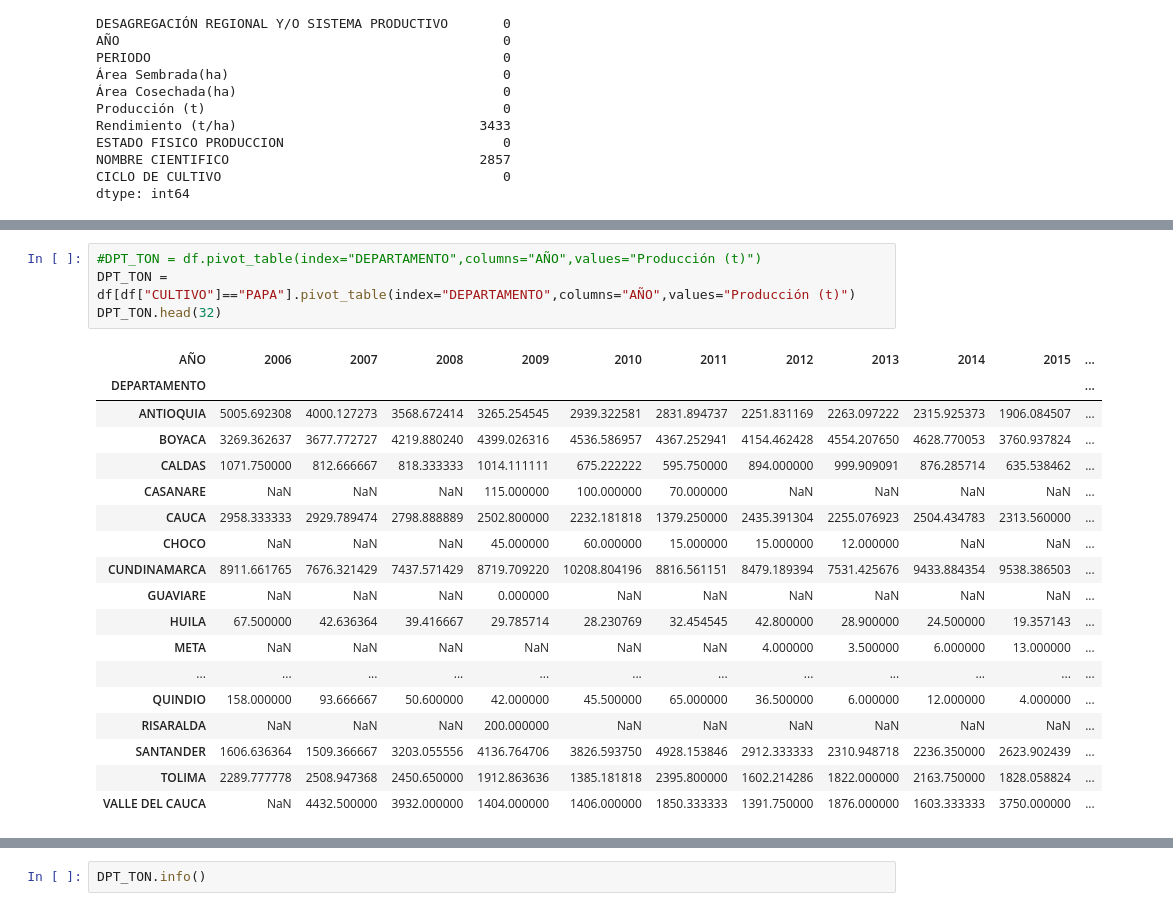
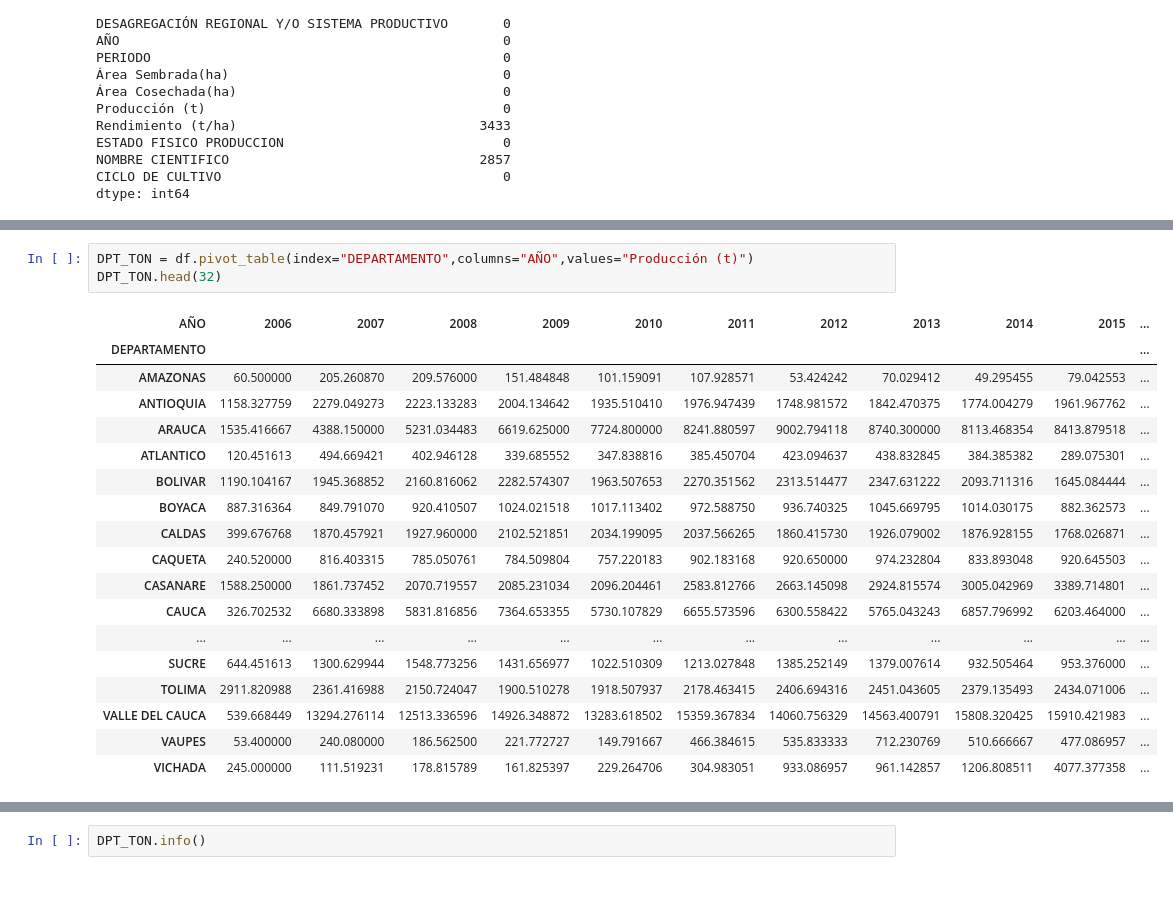
Before and after one commit to JHONJA91/ANALIS_DE_DATOS, a Jupyter notebook: daots.ipynb, the cells around one changed output, grey strips where cells are left out. Drawn from its saved outputs; the diff is of its cells as text.

```diff
--- a/daots.ipynb
+++ b/daots.ipynb
@@ -90,26 +84,25 @@ df[df["CULTIVO"]=="PAPA"].groupby("DEPARTAMENTO")["Rendimiento (t/ha)"].sum().so
 # %%
-#DPT_TON = df.pivot_table(index="DEPARTAMENTO",columns="AÑO",values="Producción (t)")
-DPT_TON = df[df["CULTIVO"]=="PAPA"].pivot_table(index="DEPARTAMENTO",columns="AÑO",values="Producción (t)")
+DPT_TON = df.pivot_table(index="DEPARTAMENTO",columns="AÑO",values="Producción (t)")
 DPT_TON.head(32)
 # %% [output]
 | AÑO | 2006 | 2007 | 2008 | 2009 | 2010 | 2011 | 2012 | 2013 | 2014 | 2015 | ... |
 | DEPARTAMENTO |  |  |  |  |  |  |  |  |  |  | ... |
-| ANTIOQUIA | 5005.692308 | 4000.127273 | 3568.672414 | 3265.254545 | 2939.322581 | 2831.894737 | 2251.831169 | 2263.097222 | 2315.925373 | 1906.084507 | ... |
-| BOYACA | 3269.362637 | 3677.772727 | 4219.880240 | 4399.026316 | 4536.586957 | 4367.252941 | 4154.462428 | 4554.207650 | 4628.770053 | 3760.937824 | ... |
-| CALDAS | 1071.750000 | 812.666667 | 818.333333 | 1014.111111 | 675.222222 | 595.750000 | 894.000000 | 999.909091 | 876.285714 | 635.538462 | ... |
-| CASANARE | NaN | NaN | NaN | 115.000000 | 100.000000 | 70.000000 | NaN | NaN | NaN | NaN | ... |
-| CAUCA | 2958.333333 | 2929.789474 | 2798.888889 | 2502.800000 | 2232.181818 | 1379.250000 | 2435.391304 | 2255.076923 | 2504.434783 | 2313.560000 | ... |
-| CHOCO | NaN | NaN | NaN | 45.000000 | 60.000000 | 15.000000 | 15.000000 | 12.000000 | NaN | NaN | ... |
-| CUNDINAMARCA | 8911.661765 | 7676.321429 | 7437.571429 | 8719.709220 | 10208.804196 | 8816.561151 | 8479.189394 | 7531.425676 | 9433.884354 | 9538.386503 | ... |
-| GUAVIARE | NaN | NaN | NaN | 0.000000 | NaN | NaN | NaN | NaN | NaN | NaN | ... |
-| HUILA | 67.500000 | 42.636364 | 39.416667 | 29.785714 | 28.230769 | 32.454545 | 42.800000 | 28.900000 | 24.500000 | 19.357143 | ... |
-| META | NaN | NaN | NaN | NaN | NaN | NaN | 4.000000 | 3.500000 | 6.000000 | 13.000000 | ... |
+| AMAZONAS | 60.500000 | 205.260870 | 209.576000 | 151.484848 | 101.159091 | 107.928571 | 53.424242 | 70.029412 | 49.295455 | 79.042553 | ... |
+| ANTIOQUIA | 1158.327759 | 2279.049273 | 2223.133283 | 2004.134642 | 1935.510410 | 1976.947439 | 1748.981572 | 1842.470375 | 1774.004279 | 1961.967762 | ... |
+| ARAUCA | 1535.416667 | 4388.150000 | 5231.034483 | 6619.625000 | 7724.800000 | 8241.880597 | 9002.794118 | 8740.300000 | 8113.468354 | 8413.879518 | ... |
+| ATLANTICO | 120.451613 | 494.669421 | 402.946128 | 339.685552 | 347.838816 | 385.450704 | 423.094637 | 438.832845 | 384.385382 | 289.075301 | ... |
+| BOLIVAR | 1190.104167 | 1945.368852 | 2160.816062 | 2282.574307 | 1963.507653 | 2270.351562 | 2313.514477 | 2347.631222 | 2093.711316 | 1645.084444 | ... |
+| BOYACA | 887.316364 | 849.791070 | 920.410507 | 1024.021518 | 1017.113402 | 972.588750 | 936.740325 | 1045.669795 | 1014.030175 | 882.362573 | ... |
+| CALDAS | 399.676768 | 1870.457921 | 1927.960000 | 2102.521851 | 2034.199095 | 2037.566265 | 1860.415730 | 1926.079002 | 1876.928155 | 1768.026871 | ... |
+| CAQUETA | 240.520000 | 816.403315 | 785.050761 | 784.509804 | 757.220183 | 902.183168 | 920.650000 | 974.232804 | 833.893048 | 920.645503 | ... |
+| CASANARE | 1588.250000 | 1861.737452 | 2070.719557 | 2085.231034 | 2096.204461 | 2583.812766 | 2663.145098 | 2924.815574 | 3005.042969 | 3389.714801 | ... |
+| CAUCA | 326.702532 | 6680.333898 | 5831.816856 | 7364.653355 | 5730.107829 | 6655.573596 | 6300.558422 | 5765.043243 | 6857.796992 | 6203.464000 | ... |
 | ... | ... | ... | ... | ... | ... | ... | ... | ... | ... | ... | ... |
-| QUINDIO | 158.000000 | 93.666667 | 50.600000 | 42.000000 | 45.500000 | 65.000000 | 36.500000 | 6.000000 | 12.000000 | 4.000000 | ... |
-| RISARALDA | NaN | NaN | NaN | 200.000000 | NaN | NaN | NaN | NaN | NaN | NaN | ... |
-| SANTANDER | 1606.636364 | 1509.366667 | 3203.055556 | 4136.764706 | 3826.593750 | 4928.153846 | 2912.333333 | 2310.948718 | 2236.350000 | 2623.902439 | ... |
-| TOLIMA | 2289.777778 | 2508.947368 | 2450.650000 | 1912.863636 | 1385.181818 | 2395.800000 | 1602.214286 | 1822.000000 | 2163.750000 | 1828.058824 | ... |
-| VALLE DEL CAUCA | NaN | 4432.500000 | 3932.000000 | 1404.000000 | 1406.000000 | 1850.333333 | 1391.750000 | 1876.000000 | 1603.333333 | 3750.000000 | ... |
+| SUCRE | 644.451613 | 1300.629944 | 1548.773256 | 1431.656977 | 1022.510309 | 1213.027848 | 1385.252149 | 1379.007614 | 932.505464 | 953.376000 | ... |
+| TOLIMA | 2911.820988 | 2361.416988 | 2150.724047 | 1900.510278 | 1918.507937 | 2178.463415 | 2406.694316 | 2451.043605 | 2379.135493 | 2434.071006 | ... |
+| VALLE DEL CAUCA | 539.668449 | 13294.276114 | 12513.336596 | 14926.348872 | 13283.618502 | 15359.367834 | 14060.756329 | 14563.400791 | 15808.320425 | 15910.421983 | ... |
+| VAUPES | 53.400000 | 240.080000 | 186.562500 | 221.772727 | 149.791667 | 466.384615 | 535.833333 | 712.230769 | 510.666667 | 477.086957 | ... |
+| VICHADA | 245.000000 | 111.519231 | 178.815789 | 161.825397 | 229.264706 | 304.983051 | 933.086957 | 961.142857 | 1206.808511 | 4077.377358 | ... |
 # %%
 sb.heatmap(DPT_TON,cmap="viridis")
 # %% [output]
```
Also changed, not shown: parts of 15 cells of this notebook.
